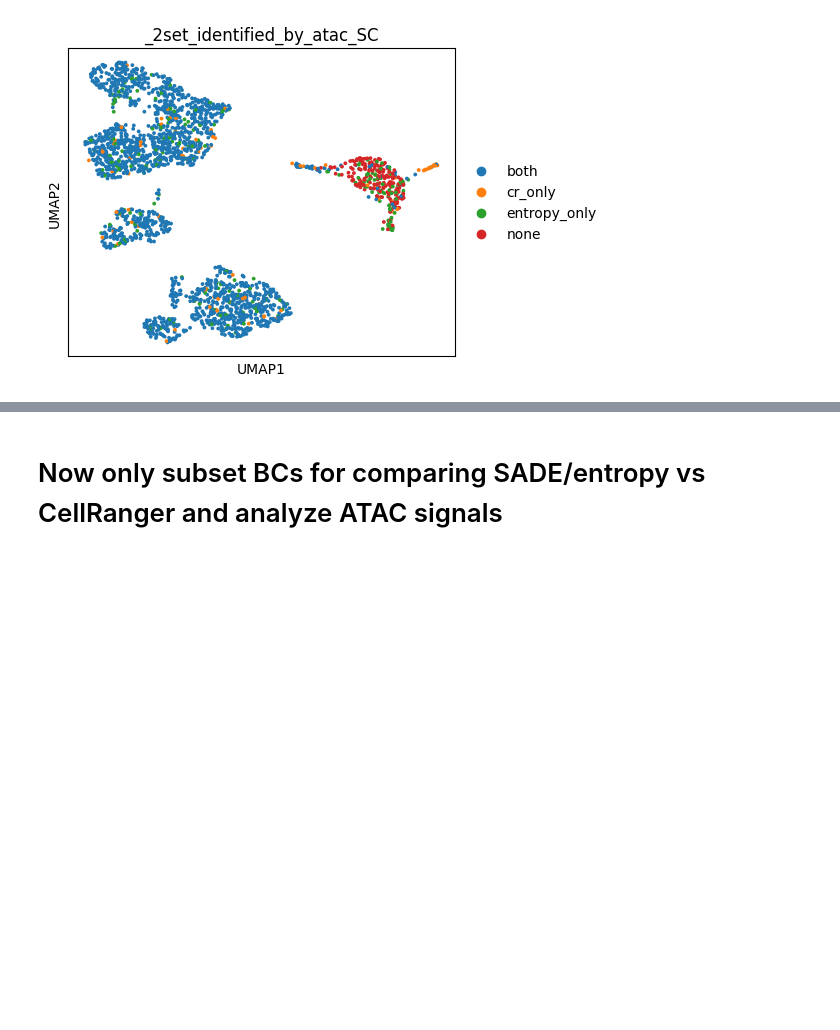
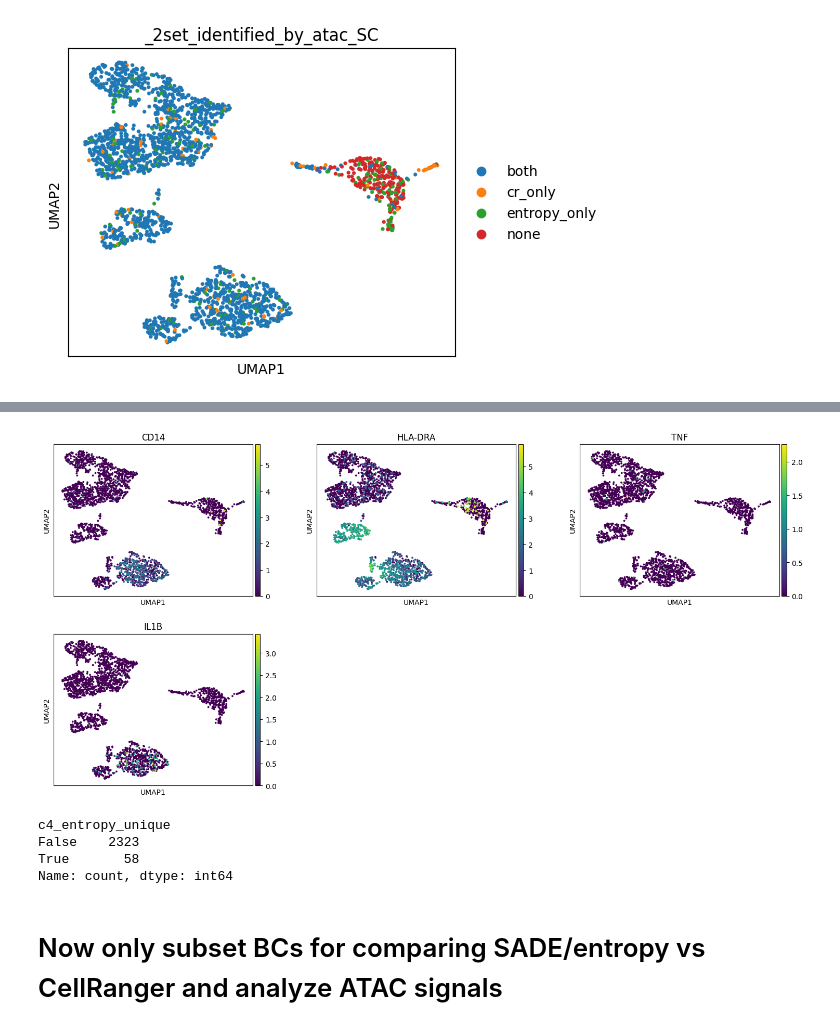
Before and after one commit to streetslab/SADE, a Jupyter notebook: EDA/enchmark_pbmc_cmp_SC.ipynb, the cells around one changed output, grey strips where cells are left out. Cells and saved outputs as stored; diff of their text form; code cells hidden in the pictures; blank space fills up the shorter version.

```diff
--- a/EDA/enchmark_pbmc_cmp_SC.ipynb
+++ b/EDA/enchmark_pbmc_cmp_SC.ipynb
@@ -88,2 +140,30 @@ with plt.rc_context({'figure.figsize': (5, 4)}):
+# %%
+
+with plt.rc_context({'figure.figsize': (5, 4)}):
+    sc.pl.umap(h5_rna_union, color=['CD14', 'HLA-DRA', 'TNF', 'IL1B', ], wspace=0.2, size=30, ncols=3, layer='log1p_cpm')
+# %% [output]
+[figure, added]
+# %%
+cluster='c4_entropy_unique'
+h5_rna_union.obs['c4_entropy_unique'] = (h5_rna_union.obs['leiden_RNA_scVI_unionBC'] == '4') &  (h5_rna_union.obs['_2set_identified_by_atac_SC'] == 'entropy_only')
+DE_rna_clusters[cluster] =  vae.differential_expression(h5_rna_union, groupby='c4_entropy_unique', group1=True)
+DE_rna_clusters[cluster]['neg_log10_pval'] = -np.log10(DE_rna_clusters[cluster]['proba_not_de'])
+
+
+
+save_cols = ['lfc_mean', 'neg_log10_pval', 'is_de_fdr_0.05', 'proba_de',  'proba_not_de', 'comparison', 'raw_mean1', 'raw_mean2', 'group1', 'group2']
+for c in ['c4_entropy_unique']:
+    _ = DE_rna_clusters[c].loc[(DE_rna_clusters[c]['is_de_fdr_0.05']) & (DE_rna_clusters[c]['lfc_mean'] > 0.) ].sort_values('lfc_mean', ascending=False)
+    _[save_cols].to_csv(os.path.join(DE_dir, f'RNA_c_{c}_Up.tsv'), sep='\t')
+    _ = DE_rna_clusters[c].loc[(DE_rna_clusters[c]['is_de_fdr_0.05']) & (DE_rna_clusters[c]['lfc_mean'] < 0.) ].sort_values('lfc_mean', ascending=True)
+    _[save_cols].to_csv(os.path.join(DE_dir, f'RNA_c_{c}_Down.tsv'), sep='\t')
+
+
+h5_rna_union.obs['c4_entropy_unique'].value_counts()
+# %% [output]
+c4_entropy_unique
+False    2323
+True       58
+Name: count, dtype: int64
 # %% [markdown]
 # Now only subset BCs for comparing SADE/entropy vs CellRanger and analyze ATAC signals
```
Also changed, not shown: parts of 9 cells of this notebook, 1 other file.
